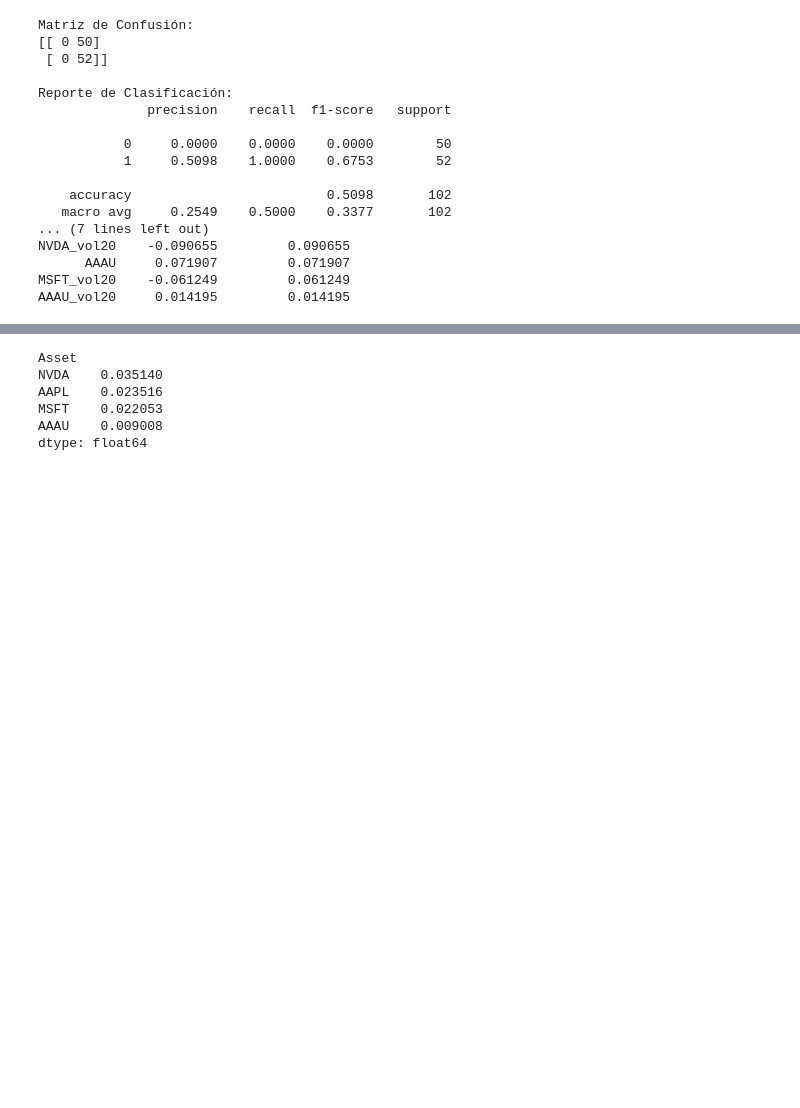
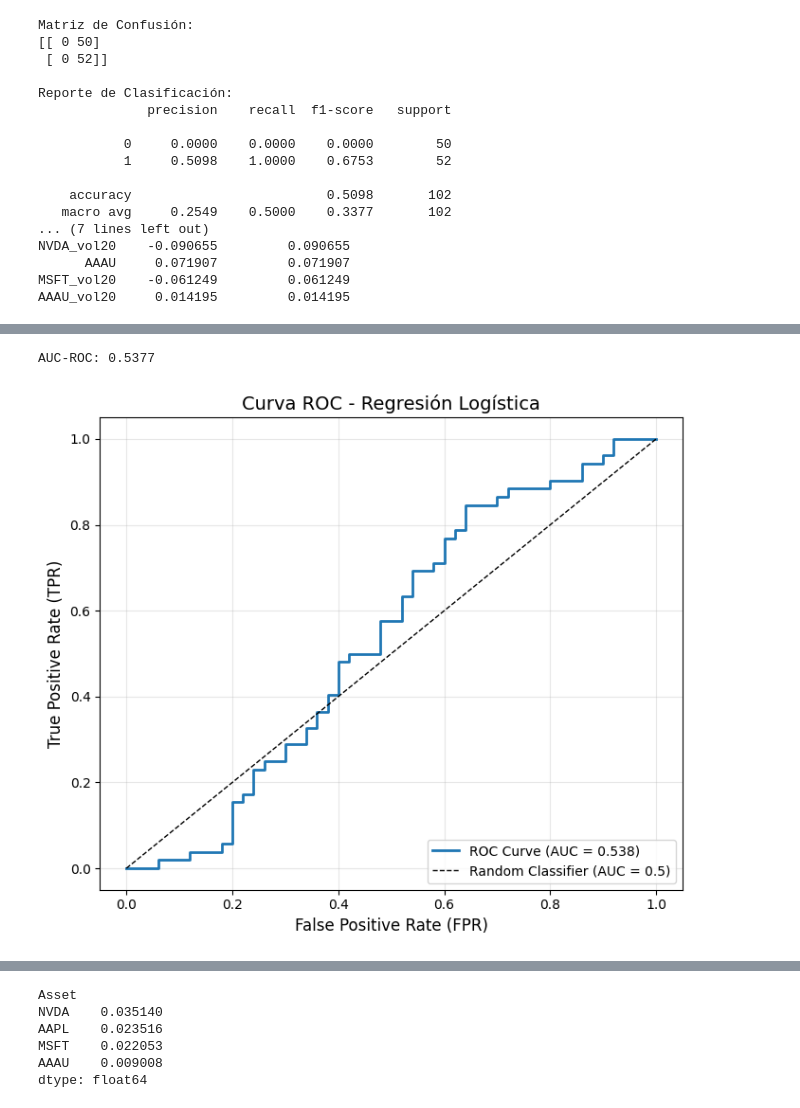
Before and after one commit to JuanCMath/Quantitative-Analysis-of-Financial-Markets, a Jupyter notebook: notebook/Notebook.ipynb, the cells around one changed output, grey strips where cells are left out. Cells and saved outputs as stored; diff of their text form; code cells hidden in the pictures; blank space fills up the shorter version.

Commit message:
Add verification of models' assumptions and validity

```diff
--- a/notebook/Notebook.ipynb
+++ b/notebook/Notebook.ipynb
@@ -1128,7 +1234,7 @@ for col in ['MSFT', 'NVDA', 'AAAU']:
 df_pred = df_pred.iloc[:-1].copy()  # Eliminar última fila (sin etiqueta)
 
 # Features (t): rendimientos + volatilidad móvil
-feature_cols = ['MSFT', 'NVDA', 'AAAU', 'AAPL', 'MSFT_vol20', 'NVDA_vol20', 'AAAU_vol20', 'AAPL_vol20']
+feature_cols = ['MSFT', 'NVDA', 'AAAU', 'MSFT_vol20', 'NVDA_vol20', 'AAAU_vol20']
 X_pred = df_pred[feature_cols].dropna().to_numpy(dtype=float)
 y_pred_arr = df_pred.loc[df_pred[feature_cols].dropna().index, 'y_AAPL_tomorrow'].to_numpy(dtype=int)
 
@@ -1218,0 +1524,28 @@ Este resultado es consistente con la forma débil de la Hipótesis de Eficiencia
+# %%
+# ROC-AUC: Evalúa poder discriminante del modelo
+
+from sklearn.metrics import roc_curve, roc_auc_score
+
+# Obtener probabilidades predichas
+y_proba = clf_pred.predict_proba(X_test)[:, 1]  # Probabilidad de clase "sube" (1)
+
+# Calcular ROC-AUC
+auc = roc_auc_score(y_test, y_proba)
+fpr, tpr, thresholds = roc_curve(y_test, y_proba)
+
+print(f"AUC-ROC: {auc:.4f}\n")
+
+# Graficar curva ROC
+plt.figure(figsize=(7, 6))
+plt.plot(fpr, tpr, label=f'ROC Curve (AUC = {auc:.3f})', linewidth=2)
+plt.plot([0, 1], [0, 1], 'k--', label='Random Classifier (AUC = 0.5)', linewidth=1)
+plt.xlabel('False Positive Rate (FPR)', fontsize=12)
+plt.ylabel('True Positive Rate (TPR)', fontsize=12)
+plt.title('Curva ROC - Regresión Logística', fontsize=14)
+plt.legend(loc='lower right')
+plt.grid(alpha=0.3)
+plt.tight_layout()
+plt.show()
+# %% [output]
+AUC-ROC: 0.5377
+[figure, added]
```
Also changed, not shown: parts of 33 cells of this notebook.
